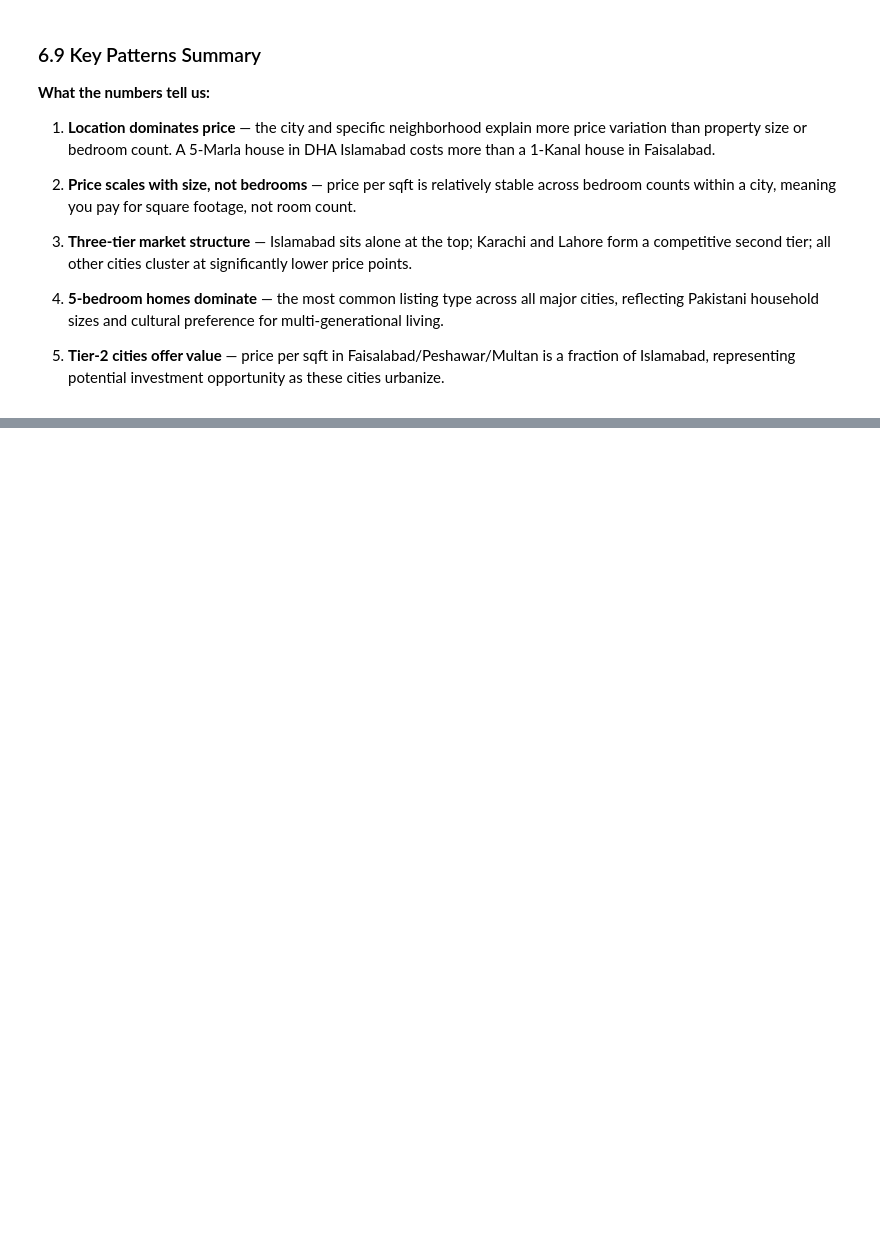
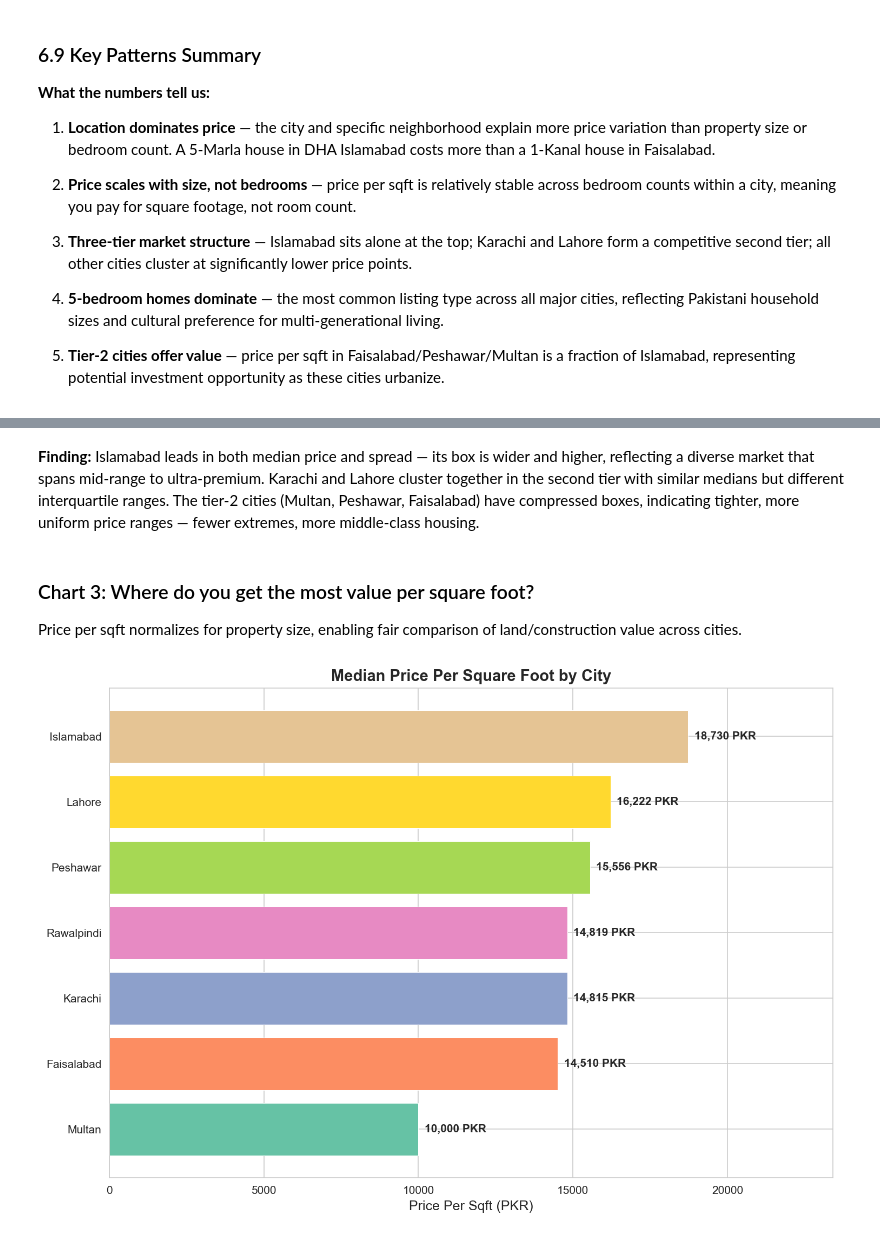
Before and after one commit to TalhaHamdees/pakistan-housing-market-analysis, a Jupyter notebook: notebooks/01_eda_analysis.ipynb, the cells around one changed output, grey strips where cells are left out. Cells and saved outputs as stored; diff of their text form; code cells hidden in the pictures; blank space fills up the shorter version.

```diff
--- a/notebooks/01_eda_analysis.ipynb
+++ b/notebooks/01_eda_analysis.ipynb
@@ -1904,0 +1981,30 @@ affordable_locations.round(1)
+# %% [markdown]
+**Finding:** Islamabad leads in both median price and spread — its box is wider and higher, reflecting a diverse market that spans mid-range to ultra-premium. Karachi and Lahore cluster together in the second tier with similar medians but different interquartile ranges. The tier-2 cities (Multan, Peshawar, Faisalabad) have compressed boxes, indicating tighter, more uniform price ranges — fewer extremes, more middle-class housing.
+# %% [markdown]
+### Chart 3: Where do you get the most value per square foot?
+
+Price per sqft normalizes for property size, enabling fair comparison of land/construction value across cities.
+# %%
+# Chart 3: Price Per Sqft by City — horizontal bar chart with median
+ppsf_by_city = (df_top.groupby('city', observed=True)['price_per_sqft']
+                .median().sort_values(ascending=True))
+
+fig, ax = plt.subplots(figsize=(10, 7))
+bars = ax.barh(ppsf_by_city.index, ppsf_by_city.values, color=sns.color_palette('Set2', len(ppsf_by_city)),
+               edgecolor='white', linewidth=0.5)
+
+# Add value labels on bars
+for bar, val in zip(bars, ppsf_by_city.values):
+    ax.text(val + 200, bar.get_y() + bar.get_height()/2,
+            f'{val:,.0f} PKR', ha='left', va='center', fontsize=10, fontweight='bold')
+
+ax.set_title('Median Price Per Square Foot by City', fontsize=14, fontweight='bold')
+ax.set_xlabel('Price Per Sqft (PKR)', fontsize=12)
+ax.set_ylabel('')
+ax.set_xlim(0, ppsf_by_city.max() * 1.25)
+
+plt.tight_layout()
+plt.savefig('../images/chart3_ppsf_by_city.png', dpi=150, bbox_inches='tight')
+plt.show()
+# %% [output]
+[figure, added]
```
Also changed, not shown: parts of 10 cells of this notebook, 5 other files.
